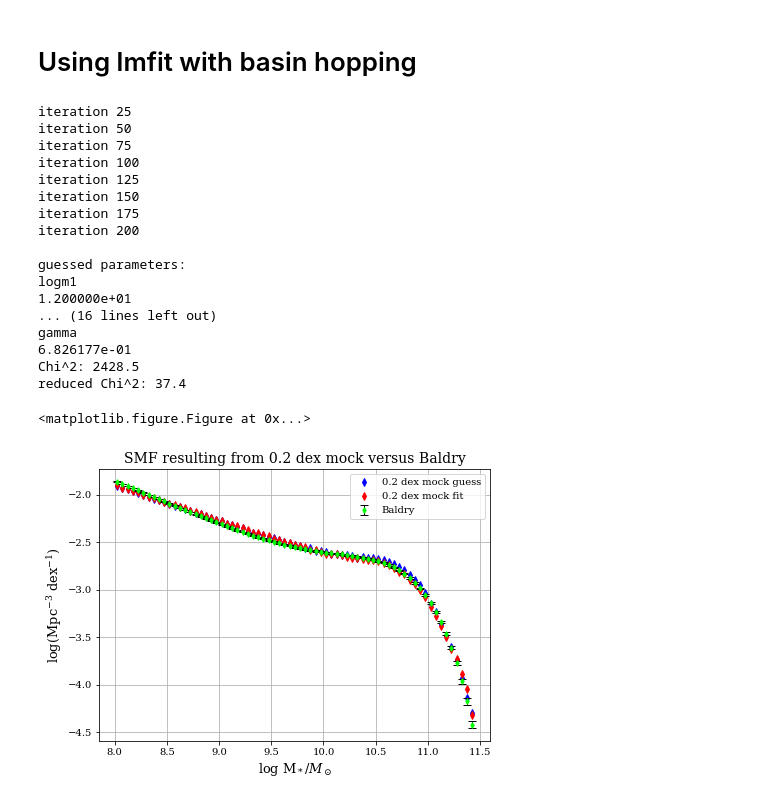
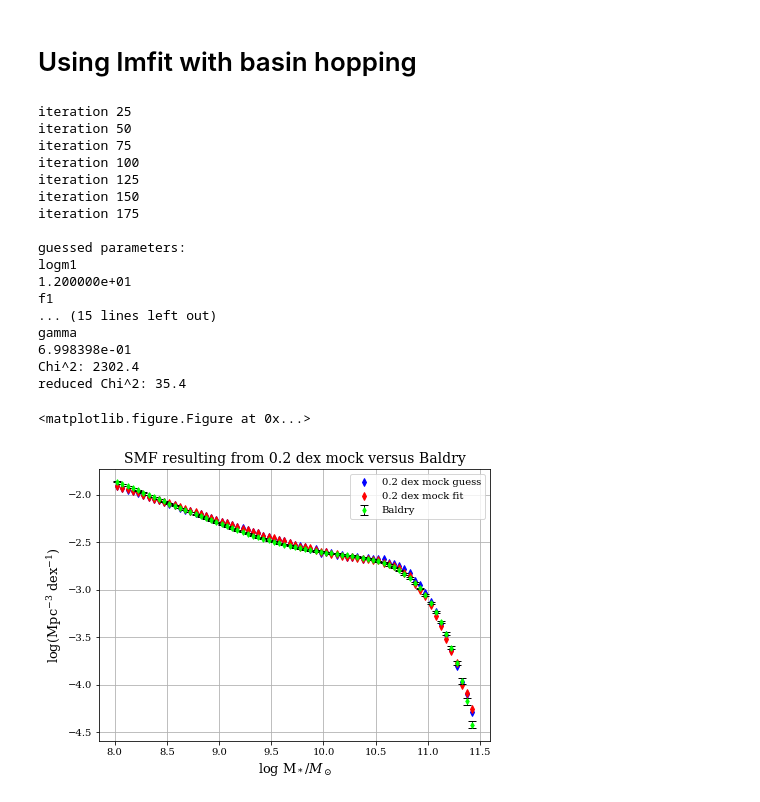
Before and after one commit to patricks1/Tinker, a Jupyter notebook: 2d_abundance_matching.ipynb, the cells around one changed output. Saved outputs shown, nothing was run; the diff lists cells and outputs as text; code cells hidden in the pictures.

Commit message:
fixed accidental deletion of fitting function

```diff
--- a/2d_abundance_matching.ipynb
+++ b/2d_abundance_matching.ipynb
@@ -297,37 +285,37 @@ plt.show()
 # Manually finding parameters based on $\chi^2_r$
 # %%
 #Calculating the data###############################################################
-logm1range=np.arange(8.,14.,0.05)
+logm1range=np.arange(11.8,14.,0.05)
 redchisqroflogm1=np.array([])
 for m in logm1range:
     p_redchisqr=[m,f1_0,beta_0,gamma_0]
     resids=logn2(p_redchisqr,LOGMSTARMIDBINS)-logsmftrue
     chisqroflogm1=np.sum((resids/dlogn2ar)**2.)
-    redchisqroflogm1=np.append(redchisqroflogm1,chisqroflogm1/(LOGMSTARMIDBINS.size-4.))
+    redchisqroflogm1=np.append(redchisqroflogm1,chisqroflogm1/(LOGMSTARMIDBINS.size-2.))
 
-f1range=np.arange(8.e-3,3.5e-2,0.1e-3)
+f1range=np.arange(0.015,3.5e-2,0.1e-3)
 redchisqroff1=np.array([])
 for f in f1range:
     p_redchisqr=[logm1_0,f,beta_0,gamma_0]
     resids=logn2(p_redchisqr,LOGMSTARMIDBINS)-logsmftrue
     chisqroff1=np.sum((resids/dlogn2ar)**2.)
-    redchisqroff1=np.append(redchisqroff1,chisqroff1/(LOGMSTARMIDBINS.size-4.))
+    redchisqroff1=np.append(redchisqroff1,chisqroff1/(LOGMSTARMIDBINS.size-2.))
 
-betarange=np.arange(0.1,2.0,0.02)
+betarange=np.arange(0.5,2.0,0.02)
 redchisqrofbeta=np.array([])
 for b in betarange:
     p_redchisqr=[logm1_0,f1_0,b,gamma_0]
     resids=logn2(p_redchisqr,LOGMSTARMIDBINS)-logsmftrue
     chisqrofbeta=np.sum((resids/dlogn2ar)**2.)
-    redchisqrofbeta=np.append(redchisqrofbeta,chisqrofbeta/(LOGMSTARMIDBINS.size-4.))
+    redchisqrofbeta=np.append(redchisqrofbeta,chisqrofbeta/(LOGMSTARMIDBINS.size-2.))
 
-gammarange=np.arange(0.1,1.5,0.03)
+gammarange=np.arange(0.1,0.9,0.03)
 redchisqrofgamma=np.array([])
 for g in gammarange:
     p_redchisqr=[logm1_0,f1_0,beta_0,g]
     resids=logn2(p_redchisqr,LOGMSTARMIDBINS)-logsmftrue
     chisqrofgamma=np.sum((resids/dlogn2ar)**2.)
-    redchisqrofgamma=np.append(redchisqrofgamma,chisqrofgamma/(LOGMSTARMIDBINS.size-4.))
+    redchisqrofgamma=np.append(redchisqrofgamma,chisqrofgamma/(LOGMSTARMIDBINS.size-2.))
 ####################################################################################
 
 #Plotting the results###############################################################
@@ -435,14 +376,21 @@ p_chisqr.add('f1',value=f1_0,vary=True,min=0.017,max=0.025)
 p_chisqr.add('beta',value=beta_0,vary=True,min=1.15,max=1.25)
 p_chisqr.add('gamma',value=gamma_0,vary=True,min=0.5,max=0.8)
 
+def weightedresids2function(p,logmstarmidbins,Y):
+    y=logn2(p,logmstarmidbins)
+    resids=y-Y
+    weightedresidsar=resids/dlogn2ar
+    return weightedresidsar
+
 i=0
-hudsonfit2=minimize(chifunction2,p_chisqr,args=(LOGMSTARMIDBINS,logsmftrue),method='basinhopping')
+
+hudsonfit2=minimize(weightedresids2function,p_chisqr,args=(LOGMSTARMIDBINS,logsmftrue),method='basinhopping')
 
 print'\nguessed parameters:'
 for p in p0_Parameters:
     print p
     print'{0:0.6e}'.format(p0_Parameters[p].value)
-chisqrval=np.sum(chifunction2(p0_Parameters,LOGMSTARMIDBINS,logsmftrue))**2.
+chisqrval=np.sum(weightedresids2function(p0_Parameters,LOGMSTARMIDBINS,logsmftrue)**2.)
 redchisqrval=chisqrval/(LOGMSTARMIDBINS.size-4.)
 print('Chi^2: {0:0.1f}'
      '\nreduced Chi^2: {1:0.1f}').format(chisqrval,redchisqrval)
@@ -451,41 +399,41 @@ print'\nfitted parameters:'
 for p in hudsonfit2.params:
     print p
     print '{0:0.6e}'.format(hudsonfit2.params[p].value)
-chisqrval=np.sum(chifunction2(hudsonfit2.params,LOGMSTARMIDBINS,logsmftrue))**2.
+chisqrval=np.sum(weightedresids2function(hudsonfit2.params,LOGMSTARMIDBINS,logsmftrue)**2.)
 redchisqrval=chisqrval/(LOGMSTARMIDBINS.size-4.)
 print('Chi^2: {0:0.1f}'
      '\nreduced Chi^2: {1:0.1f}').format(chisqrval,redchisqrval)
 
 logn2fit=logn2(hudsonfit2.params,LOGMSTARMIDBINS)
 fig=plt.figure(figsize=(7,5))
 ax=fig.add_subplot(1,1,1)
 ax.plot(LOGMSTARMIDBINS,logn2guessar,'bd',label='0.2 dex mock guess',ms=5)
 ax.plot(LOGMSTARMIDBINS,logn2fit,'rd',label='0.2 dex mock fit',ms=5)
 truecol=(0.,255./255.,0./255.)
 ax.errorbar(LOGMSTARMIDBINS,logsmftrue,dlogn2ar,fmt='d',mfc=truecol,mec=truecol,capsize=4,ecolor='k', elinewidth=1,ms=4,label='Baldry')
 ax.grid()
 ax.legend()
 ax.set_title('SMF resulting from 0.2 dex mock versus Baldry',fontsize=14)
 ax.set_ylabel('log(Mpc$^{-3}$ dex$^{-1}$)',fontsize=13)
 ax.set_xlabel('log M$_*/M_\odot$',fontsize=13)
 plt.show()
 # %% [output]
 iteration 25
 iteration 50
 iteration 75
 iteration 100
 iteration 125
 iteration 150
 iteration 175
-iteration 200
 
 guessed parameters:
 logm1
 1.200000e+01
-... (16 lines left out)
+f1
+... (15 lines left out)
 gamma
-6.826177e-01
-Chi^2: 2428.5
-reduced Chi^2: 37.4
+6.998398e-01
+Chi^2: 2302.4
+reduced Chi^2: 35.4
 <matplotlib.figure.Figure at 0x...>
-[figure, old version]
+[figure, new version]
```
Also changed, not shown: parts of 12 cells of this notebook.
